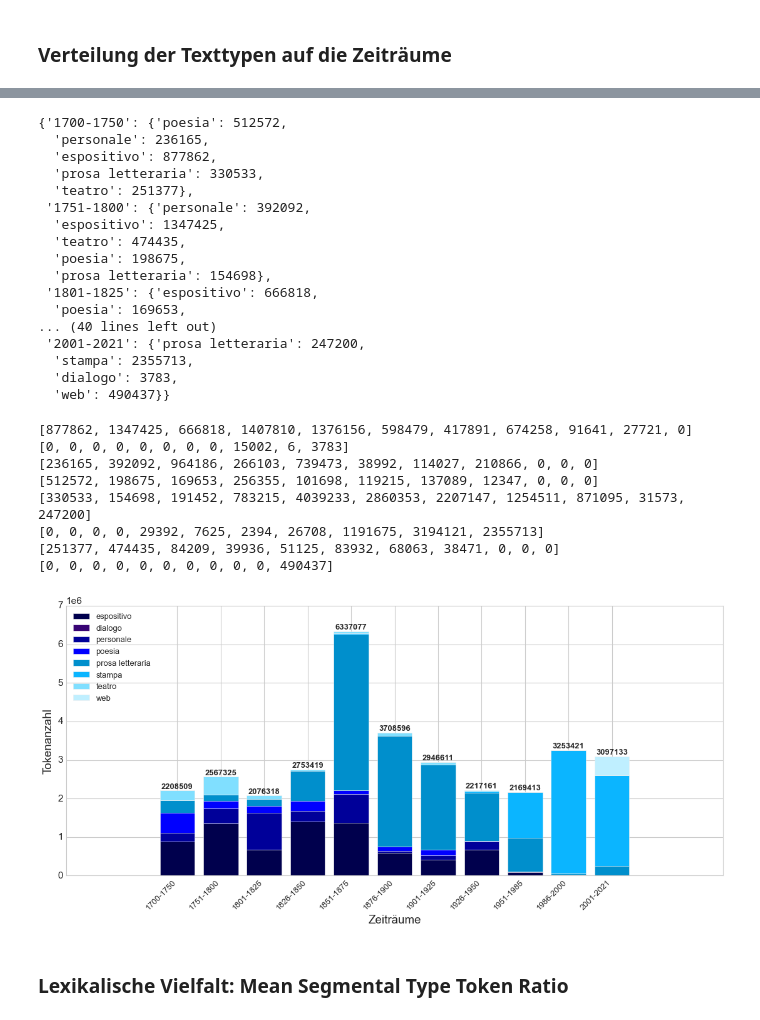
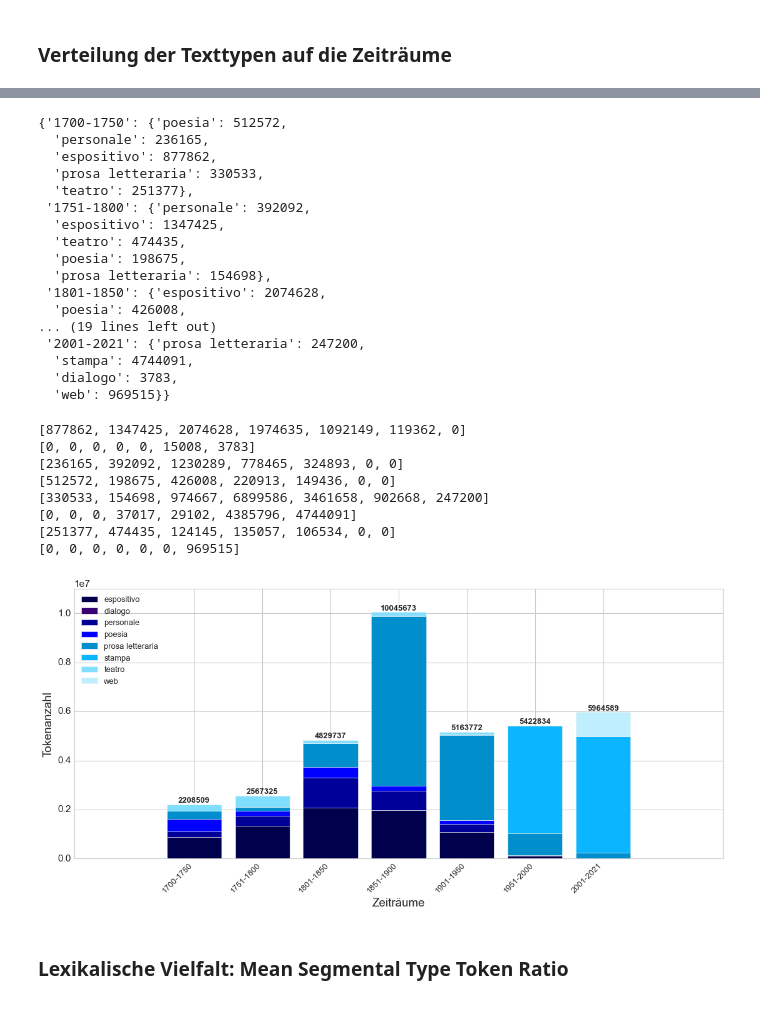
Before and after one commit to Sophia796/MA_Expressivity, a Jupyter notebook: Korpus/Explore_Corpus.ipynb, the cells around one changed output, grey strips where cells are left out. Drawn from its saved outputs; the diff is of its cells as text; code cells hidden in the pictures.

Commit message:
Korpusexploration & Kandidaten

```diff
--- a/Korpus/Explore_Corpus.ipynb
+++ b/Korpus/Explore_Corpus.ipynb
@@ -15,7 +15,7 @@ import seaborn as sns
 # %%
 # großes DF einlesen
 
-df_bigger = pd.read_csv('Korpus/corpus_complete.csv', sep=',', encoding='utf-8')
+df_bigger = pd.read_csv('Korpus/corpus_periods.csv', sep=',', encoding='utf-8')
 # %%
 df_bigger.head()
 # %% [output]
@@ -213,13 +201,13 @@ periods_texttypes_token
   'teatro': 474435,
   'poesia': 198675,
   'prosa letteraria': 154698},
- '1801-1825': {'espositivo': 666818,
-  'poesia': 169653,
-... (40 lines left out)
+ '1801-1850': {'espositivo': 2074628,
+  'poesia': 426008,
+... (19 lines left out)
  '2001-2021': {'prosa letteraria': 247200,
-  'stampa': 2355713,
+  'stampa': 4744091,
   'dialogo': 3783,
-  'web': 490437}}
+  'web': 969515}}
 # %%
 espositivo = []
 dialogo = []
@@ -278,47 +266,47 @@ print(stampa)
 print(teatro)
 print(web)
 # %% [output]
-[877862, 1347425, 666818, 1407810, 1376156, 598479, 417891, 674258, 91641, 27721, 0]
-[0, 0, 0, 0, 0, 0, 0, 0, 15002, 6, 3783]
-[236165, 392092, 964186, 266103, 739473, 38992, 114027, 210866, 0, 0, 0]
-[512572, 198675, 169653, 256355, 101698, 119215, 137089, 12347, 0, 0, 0]
-[330533, 154698, 191452, 783215, 4039233, 2860353, 2207147, 1254511, 871095, 31573, 247200]
-[0, 0, 0, 0, 29392, 7625, 2394, 26708, 1191675, 3194121, 2355713]
-[251377, 474435, 84209, 39936, 51125, 83932, 68063, 38471, 0, 0, 0]
-[0, 0, 0, 0, 0, 0, 0, 0, 0, 0, 490437]
+[877862, 1347425, 2074628, 1974635, 1092149, 119362, 0]
+[0, 0, 0, 0, 0, 15008, 3783]
+[236165, 392092, 1230289, 778465, 324893, 0, 0]
+[512572, 198675, 426008, 220913, 149436, 0, 0]
+[330533, 154698, 974667, 6899586, 3461658, 902668, 247200]
+[0, 0, 0, 37017, 29102, 4385796, 4744091]
+[251377, 474435, 124145, 135057, 106534, 0, 0]
+[0, 0, 0, 0, 0, 0, 969515]
 # %%
 # Verteilung der Texttypen auf die Zeiträume
 
 plt.figure(figsize=[14,7])
 plt.style.use('seaborn-whitegrid')
 
 data = np.array([espositivo, dialogo, personale, poesia, prosa_lett, stampa, teatro, web])
 labels = ['espositivo', 'dialogo', 'personale', 'poesia', 'prosa letteraria', 'stampa', 'teatro', 'web']
 colors = ['#00004d','#380474', '#000099', '#0000FF', '#008fcc', '#0BB5FF', '#80dfff', '#BFEFFF']
 
 X = np.arange(data.shape[1])
 for i in range(data.shape[0]):
     plt.bar(X, data[i],bottom = np.sum(data[:i], axis=0),label=labels[i % len(labels)], color=colors[i % len(colors)])
 
 x_indexes = np.arange(len(periods))
 plt.xticks(ticks=x_indexes, labels=periods, rotation=45, horizontalalignment='right', fontsize='small')
 plt.xlabel('Zeiträume')
 plt.ylabel('Tokenanzahl')
-plt.ylim(0,7000000)
+plt.ylim(0,11000000)
 plt.ticklabel_format(axis='y', style='sci', scilimits=(0,0))
 plt.legend(loc='upper left', fontsize='small')
 
 plt.tight_layout()
 plt.margins(0.2, 0.15)
 
 for i, j in zip(x_indexes, sum_words.values()):
        plt.annotate(j, xy=(i,j), xycoords='data', verticalalignment='bottom', horizontalalignment='center',
                     fontweight='demi', fontsize='small')
 
 #plt.savefig('Plots/corpusbig_tokenanzahl_texttypes.png')
 plt.show()
 # %% [output]
-[figure, old version]
+[figure, new version]
 # %% [markdown]
 ### Lexikalische Vielfalt: Mean Segmental Type Token Ratio
 # %%
```
Also changed, not shown: parts of 15 cells of this notebook, 5 other files.
